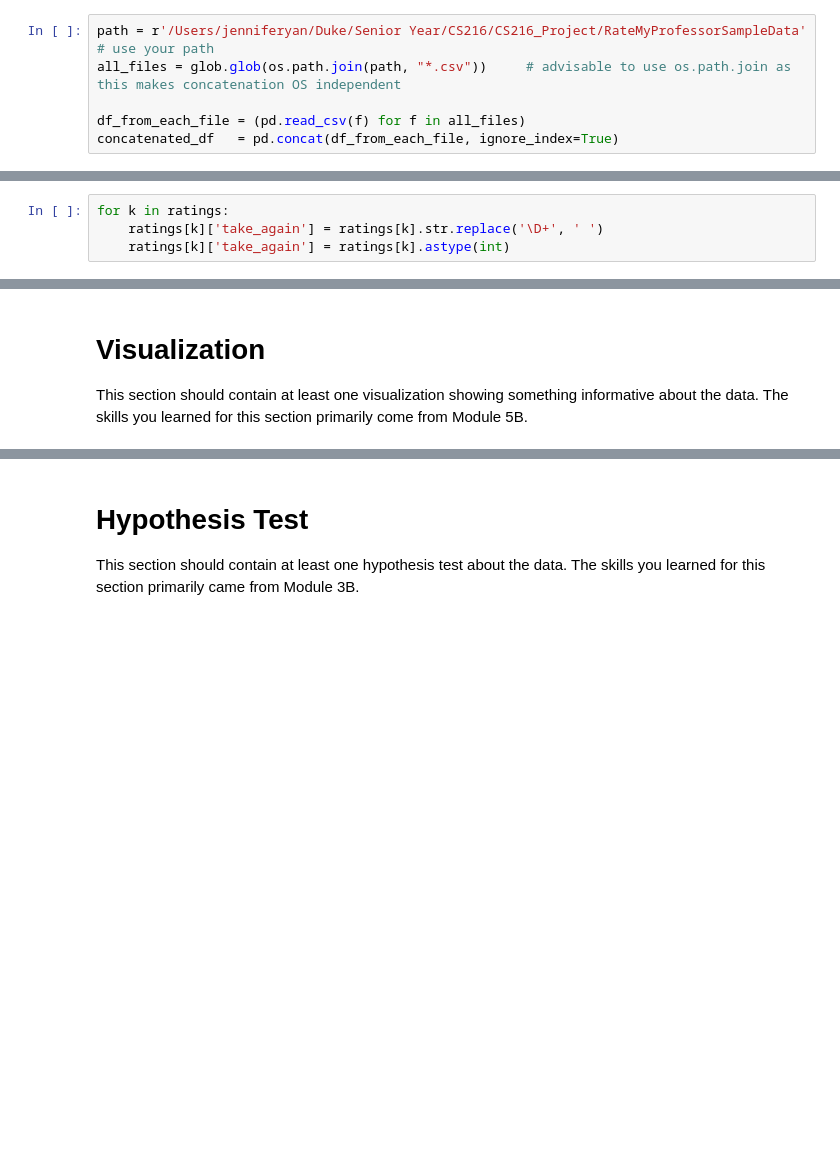
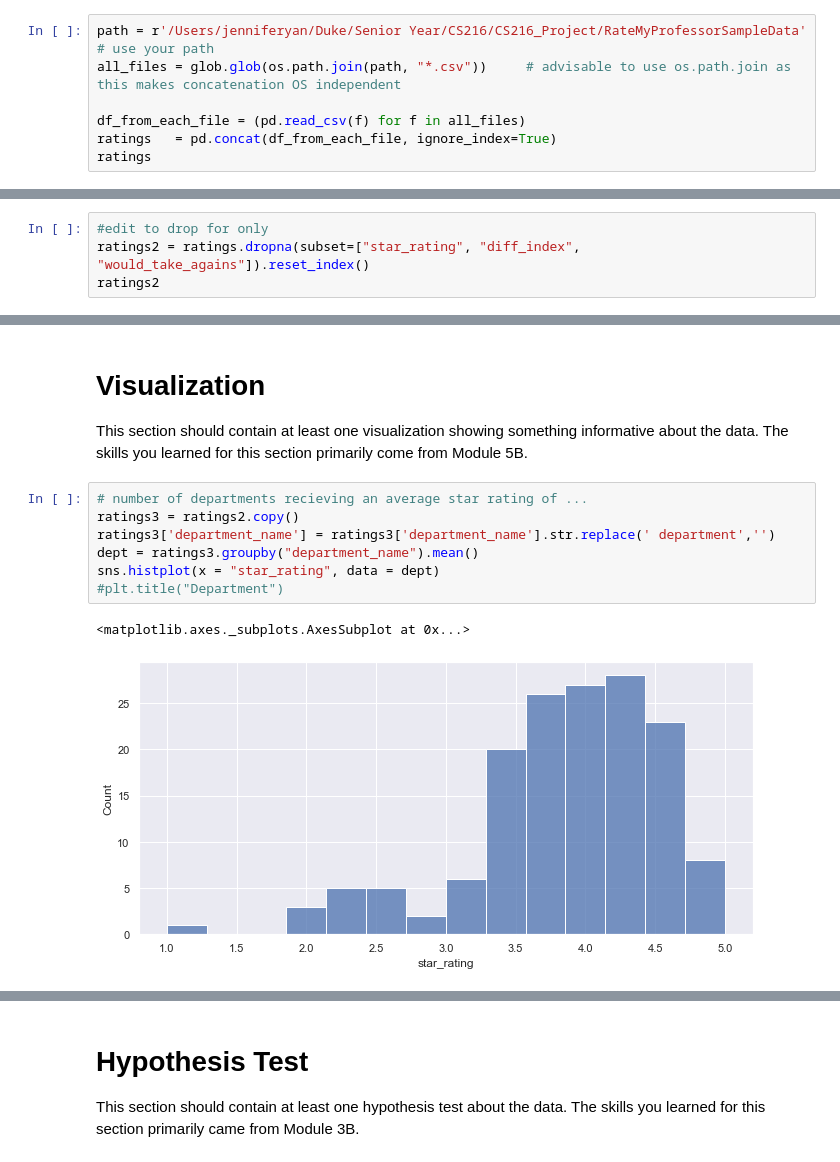
Before and after one commit to JenniferYan0430/CS216, a Jupyter notebook: final-perform.ipynb, the cells around one changed output, grey strips where cells are left out. Cells and saved outputs as stored; diff of their text form; blank space fills up the shorter version.

Commit message:
added graphs and 3rd analysis

```diff
--- a/final-perform.ipynb
+++ b/final-perform.ipynb
@@ -61,4 +51,5 @@ path = r'/Users/jenniferyan/Duke/Senior Year/CS216/CS216_Project/RateMyProfessor
 all_files = glob.glob(os.path.join(path, "*.csv"))     # advisable to use os.path.join as this makes concatenation OS independent
 
 df_from_each_file = (pd.read_csv(f) for f in all_files)
-concatenated_df   = pd.concat(df_from_each_file, ignore_index=True)
+ratings   = pd.concat(df_from_each_file, ignore_index=True)
+ratings
@@ -65,4 +69,0 @@ concatenated_df   = pd.concat(df_from_each_file, ignore_index=True)
-# %%
-for k in ratings:
-    ratings[k]['take_again'] = ratings[k].str.replace('\D+', ' ')
-    ratings[k]['take_again'] = ratings[k].astype(int)
@@ -91,0 +88,4 @@ ratings2
+# %%
+#edit to drop for only
+ratings2 = ratings.dropna(subset=["star_rating", "diff_index", "would_take_agains"]).reset_index()
+ratings2
@@ -93,3 +107,13 @@ ratings2
 # Visualization
 
 This section should contain at least one visualization showing something informative about the data. The skills you learned for this section primarily come from Module 5B.
+# %%
+# number of departments recieving an average star rating of ...
+ratings3 = ratings2.copy()
+ratings3['department_name'] = ratings3['department_name'].str.replace(' department','')
+dept = ratings3.groupby("department_name").mean()
+sns.histplot(x = "star_rating", data = dept)
+#plt.title("Department")
+# %% [output]
+<matplotlib.axes._subplots.AxesSubplot at 0x...>
+[figure, added]
```
Also changed, not shown: parts of 14 cells of this notebook.
